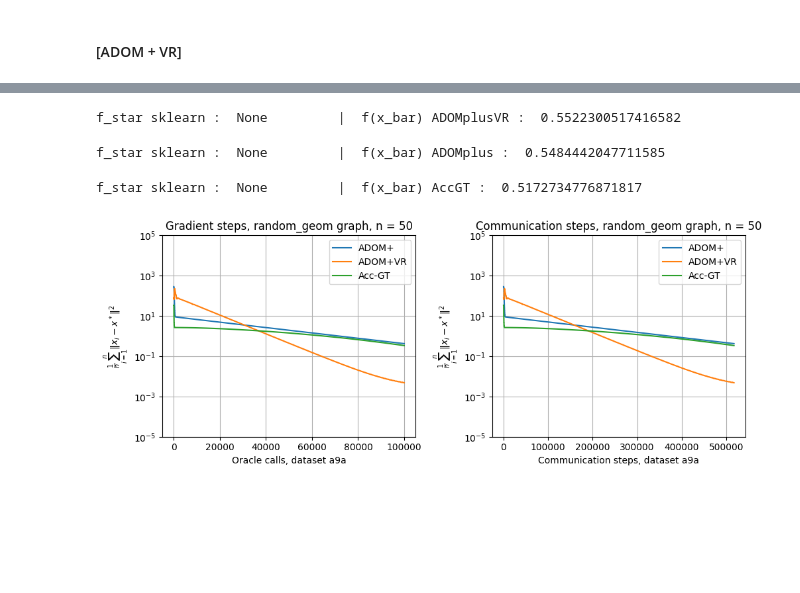
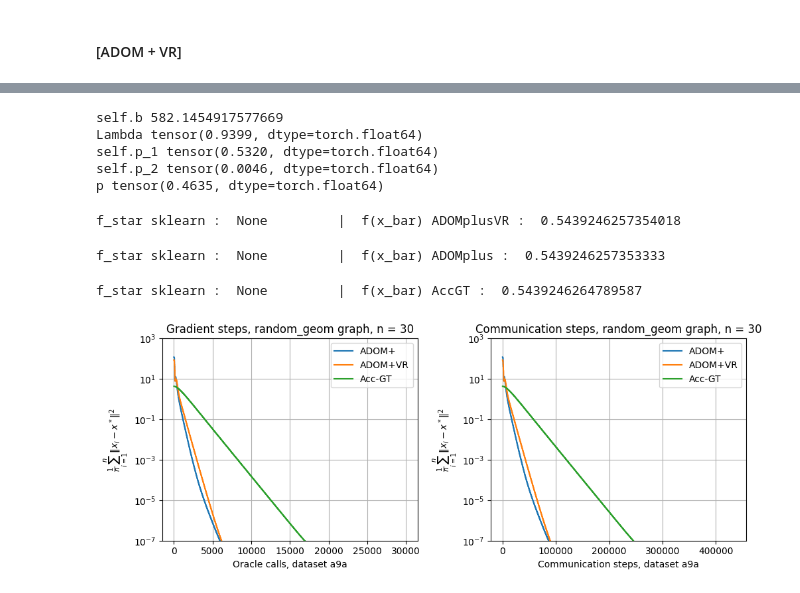
Before and after one commit to jffDev/adom_plus_vr, a Jupyter notebook: experiments.ipynb, the cells around one changed output, grey strips where cells are left out. Cells and saved outputs as stored; diff of their text form; code cells hidden in the pictures; blank space fills up the shorter version.

Commit message:
fixed adom+vr and acc-gt

```diff
--- a/experiments.ipynb
+++ b/experiments.ipynb
@@ -82,8 +82,8 @@ warnings.filterwarnings('ignore')
 #### Data and Graphs specification
 # %%
 # Variables for the graphs
-n_workers = 50
-radius = 0.3
+n_workers = 30
+radius = 20
 id_graph_type = -1
 
 list_graph_name = ['star', 'complete', 'cycle', 'path', '2D_grid', 'barbell', 'random_geom']
@@ -151,0 +138,35 @@ f_star sklearn :  None         |  f(x_bar) ADOMplusVR :  0.5525904453923218
+# %%
+import main
+import importlib
+importlib.reload(main)
+
+args.use_multi_consensus = False
+args.steps = 500
+
+# args.optimizer_name = "AccGT"
+# opt_accgt, grad_loss_accgt, com_loss_accgt = main.main(args)
+# plot_losses(grad_loss_accgt, com_loss_accgt, 'Acc-GT', graph_type, n_workers)
+
+args.optimizer_name = "ADOMplusVR"
+opt_adom_vr, grad_loss_adom_vr, com_loss_adom_vr = main.main(args)
+# plot_losses(grad_loss_adom_vr, com_loss_adom_vr, 'ADOM+VR', graph_type, n_workers)
+
+args.optimizer_name = "ADOMplus"
+opt_adom, grad_loss_adom, com_loss_adom = main.main(args)
+# plot_losses(grad_loss_adom, com_loss_adom, 'ADOM+', graph_type, n_workers)
+
+f = plt.figure(figsize=(10, 4))
+ax0 = f.add_subplot(121)
+ax0.plot(np.arange(len(grad_loss_adom)), np.array(grad_loss_adom), label=r"ADOM+")
+ax0.plot(np.arange(len(grad_loss_adom_vr)), np.array(grad_loss_adom_vr), label=r"ADOM+VR")
+ax0.set(
+    xlabel="Oracle calls, dataset a9a",
+    ylabel=r"$\frac{1}{n} \sum_{i=1}^{n}\Vert x_i - x^*\Vert^2$",
+    title="Gradient steps, %s graph, n = %d" % (graph_type, n_workers),
+    yscale="log",
+    # ylim=(1e-5, 1e5)
+)
+ax0.legend(loc="upper right")
+plt.tight_layout()
+ax0.grid()
+plt.show()
@@ -155,7 +185,7 @@ import importlib
 importlib.reload(main)
 
 args.use_multi_consensus = False
-args.steps = 2000
+args.steps = 1000
 
 args.optimizer_name = "ADOMplusVR"
 opt_adom_vr, grad_loss_adom_vr, com_loss_adom_vr = main.main(args)
@@ -170,36 +200,41 @@ opt_accgt, grad_loss_accgt, com_loss_accgt = main.main(args)
 
 f = plt.figure(figsize=(10, 4))
 ax0 = f.add_subplot(121)
 ax1 = f.add_subplot(122)
 ax0.plot(np.arange(len(grad_loss_adom)), np.array(grad_loss_adom), label=r"ADOM+")
 ax0.plot(np.arange(len(grad_loss_adom_vr)), np.array(grad_loss_adom_vr), label=r"ADOM+VR")
 ax0.plot(np.arange(len(grad_loss_accgt)), np.array(grad_loss_accgt), label=r"Acc-GT")
 ax0.set(
     xlabel="Oracle calls, dataset a9a",
     ylabel=r"$\frac{1}{n} \sum_{i=1}^{n}\Vert x_i - x^*\Vert^2$",
     title="Gradient steps, %s graph, n = %d" % (graph_type, n_workers),
     yscale="log",
-    ylim=(1e-5, 1e5)
+    ylim=(1e-7, 1e3)
 )
 ax0.legend(loc="upper right")
 ax1.plot(np.arange(len(com_loss_adom)), np.array(com_loss_adom), label=r"ADOM+")
 ax1.plot(np.arange(len(com_loss_adom_vr)), np.array(com_loss_adom_vr), label=r"ADOM+VR")
 ax1.plot(np.arange(len(com_loss_accgt)), np.array(com_loss_accgt), label=r"Acc-GT")
 ax1.set(
     xlabel="Communication steps, dataset a9a",
     ylabel=r"$\frac{1}{n} \sum_{i=1}^{n}\Vert x_i - x^*\Vert^2$",
     title="Communication steps, %s graph, n = %d" % (graph_type, n_workers),
     yscale="log",
-    ylim=(1e-5, 1e5)
+    ylim=(1e-7, 1e3)
 )
 ax1.legend(loc="upper right")
 plt.tight_layout()
 
 for ax in (ax0, ax1):
     ax.grid()
 plt.show()
 # %% [output]
-f_star sklearn :  None         |  f(x_bar) ADOMplusVR :  0.5522300517416582
+self.b 582.1454917577669
+Lambda tensor(0.9399, dtype=torch.float64)
+self.p_1 tensor(0.5320, dtype=torch.float64)
+self.p_2 tensor(0.0046, dtype=torch.float64)
+p tensor(0.4635, dtype=torch.float64)
-f_star sklearn :  None         |  f(x_bar) ADOMplus :  0.5484442047711585
+f_star sklearn :  None         |  f(x_bar) ADOMplusVR :  0.5439246257354018
-f_star sklearn :  None         |  f(x_bar) AccGT :  0.5172734776871817
+f_star sklearn :  None         |  f(x_bar) ADOMplus :  0.5439246257353333
+f_star sklearn :  None         |  f(x_bar) AccGT :  0.5439246264789587
-[figure, old version]
+[figure, new version]
```
Also changed, not shown: parts of 8 cells of this notebook, 2 other files.
